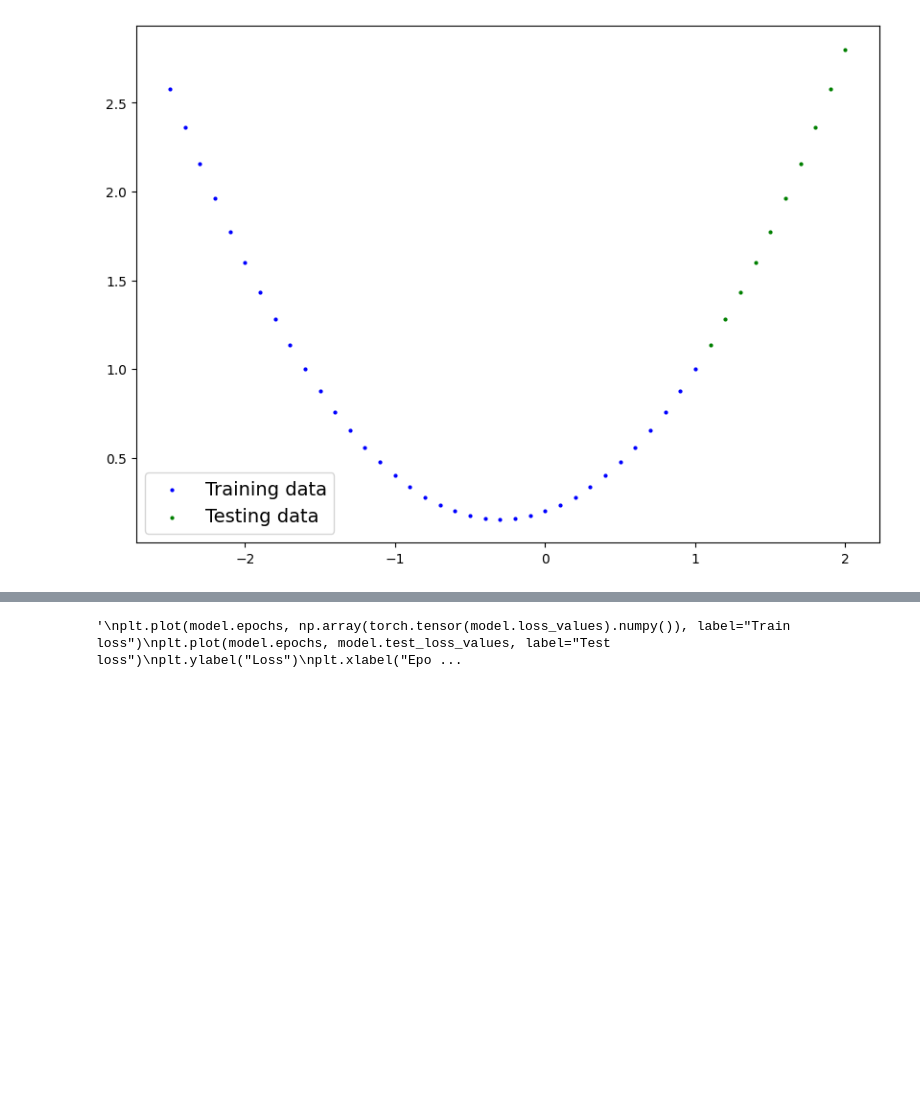
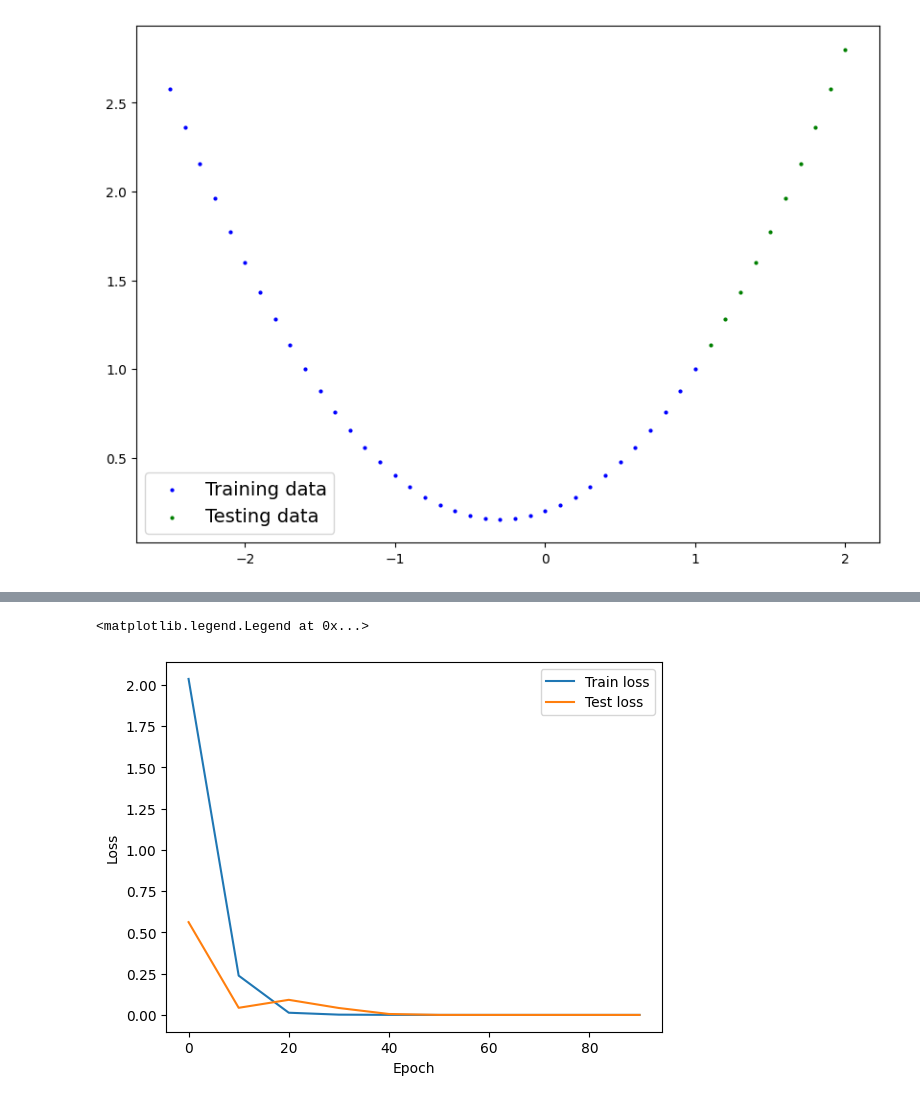
Before and after one commit to tsara890/minithings, a Jupyter notebook: test.ipynb, the cells around one changed output, grey strips where cells are left out. Cells and saved outputs as stored; diff of their text form; code cells hidden in the pictures; blank space fills up the shorter version.

```diff
--- a/test.ipynb
+++ b/test.ipynb
@@ -83 +47,4 @@ class MyModel(nn.Module):
+# %%
+optimizer = torch.optim.Rprop(params = model.parameters(), lr=0.01)
+loss_fn = nn.MSELoss()
 # %%
@@ -118,0 +57,30 @@ OrderedDict([('a', tensor([0.5000])), ('b', tensor([0.3000])), ('c', tensor([0.2
+# %%
+#TRAIN MODEL:
+epoch_nums = []
+loss_vals = []
+test_loss_vals = []
+
+epochs = 100
+
+for epoch in range(epochs):
+    model.train()
+    preds = model(X_train)
+    loss = loss_fn(preds, Y_train)
+    optimizer.zero_grad()
+    loss.backward()
+    optimizer.step()
+
+#TEST MODEL:
+    model.eval()
+
+    with torch.inference_mode():
+        preds = model(X_test)
+        test_loss = loss_fn(preds, Y_test)
+
+    if epoch % 10 == 0:
+        print(f"Loss: {loss}")
+        print(f"Test loss: {test_loss}")
+        print(model.state_dict())
+        epoch_nums.append(epoch)
+        loss_vals.append(loss)
+        test_loss_vals.append(test_loss)
@@ -119,10 +112,11 @@ OrderedDict([('a', tensor([0.5000])), ('b', tensor([0.3000])), ('c', tensor([0.2
 # %%
-"""
-plt.plot(model.epochs, np.array(torch.tensor(model.loss_values).numpy()), label="Train loss")
-plt.plot(model.epochs, model.test_loss_values, label="Test loss")
+#Plot loss against epochs:
+
+plt.plot(epoch_nums, np.array(torch.tensor(loss_vals).numpy()), label="Train loss")
+plt.plot(epoch_nums, np.array(test_loss_vals), label="Test loss")
+plt.xlabel("Epoch")
 plt.ylabel("Loss")
-plt.xlabel("Epoch")
 plt.legend()
-"""
 # %% [output]
-'\nplt.plot(model.epochs, np.array(torch.tensor(model.loss_values).numpy()), label="Train loss")\nplt.plot(model.epochs, model.test_loss_values, label="Test loss")\nplt.ylabel("Loss")\nplt.xlabel("Epo ...
+<matplotlib.legend.Legend at 0x...>
+[figure, added]
```
Also changed, not shown: parts of 6 cells of this notebook.
